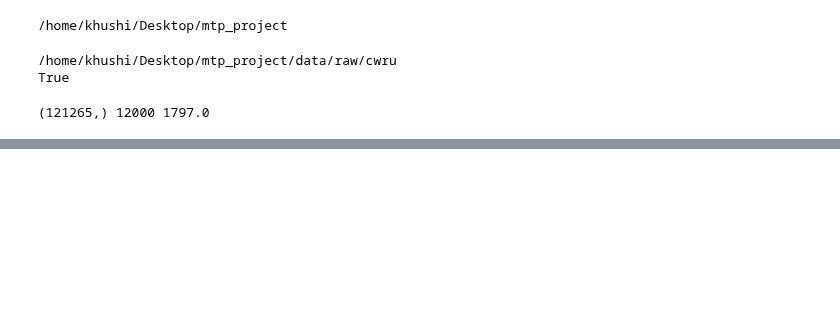
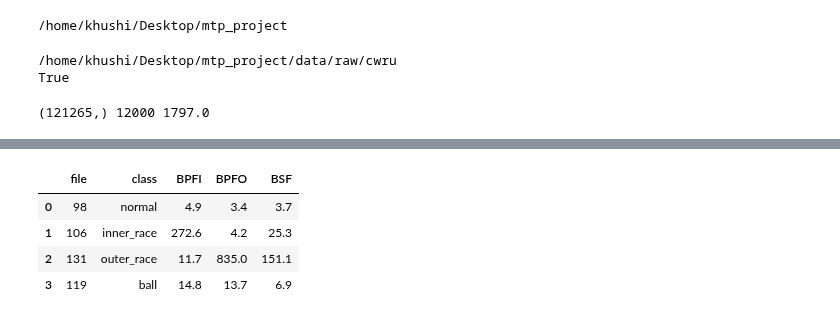
Before and after one commit to khushi051102/MTP-project, a Jupyter notebook: notebooks/01_explore_cwru.ipynb, the cells around one changed output, grey strips where cells are left out. Drawn from its saved outputs; the diff is of its cells as text; code cells hidden in the pictures; blank space fills up the shorter version.

```diff
--- a/notebooks/01_explore_cwru.ipynb
+++ b/notebooks/01_explore_cwru.ipynb
@@ -30,0 +50,22 @@ khushi@anonymous-Vostro-15-3568:~/Desktop/mtp_project$  conda activate tensorflo
+# %%
+import pandas as pd
+def env_of(fid):
+    rec = load(fid)
+    rpm = rec.rpm or meta.loc[fid, "nominal_rpm"]
+    shaft = rpm / 60
+    fe, me = envelope_spectrum(rec.signal, rec.fs)
+    return rec, shaft, fe, me
+rows = []
+for fid in [98, 106, 131, 119]:
+    rec, shaft, fe, me = env_of(fid)
+    row = {"file": fid, "class": meta.loc[fid, "fault_type"]}
+    for d in ["BPFI", "BPFO", "BSF"]:
+        row[d] = round(peak_to_floor(fe, me, MULT[d] * shaft), 1)
+    rows.append(row)
+pd.DataFrame(rows)
+# %% [output]
+|  | file | class | BPFI | BPFO | BSF |
+| 0 | 98 | normal | 4.9 | 3.4 | 3.7 |
+| 1 | 106 | inner_race | 272.6 | 4.2 | 25.3 |
+| 2 | 131 | outer_race | 11.7 | 835.0 | 151.1 |
+| 3 | 119 | ball | 14.8 | 13.7 | 6.9 |
```
Also changed, not shown: parts of 4 cells of this notebook, 6 other files.
